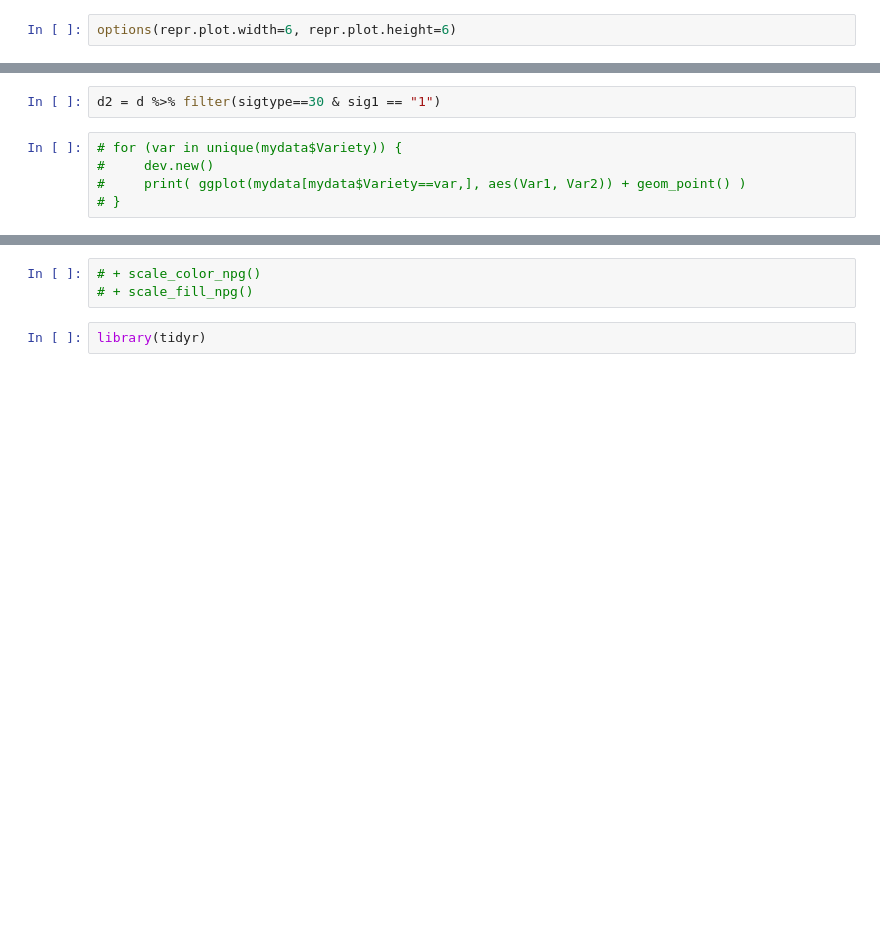
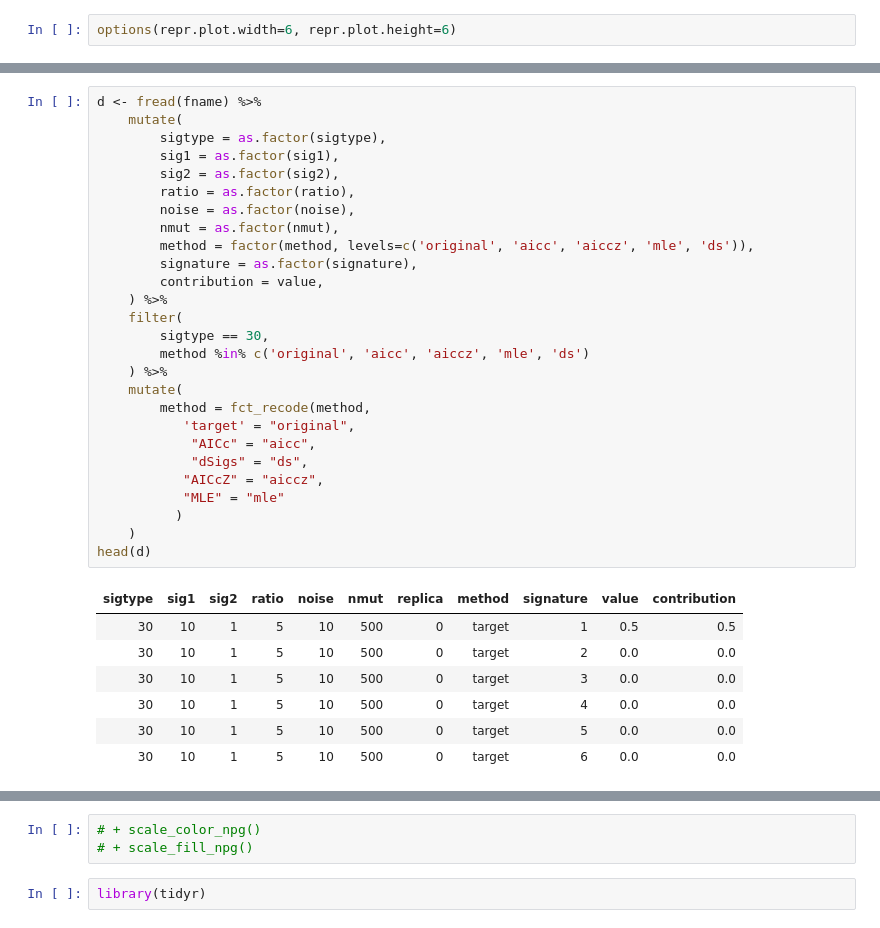
Before and after one commit to neksa/mutagene, a Jupyter notebook: notebooks/Benchmark pairs.ipynb, the cells around one changed output, grey strips where cells are left out. Cells and saved outputs as stored; diff of their text form; blank space fills up the shorter version.

```diff
--- a/notebooks/Benchmark pairs.ipynb
+++ b/notebooks/Benchmark pairs.ipynb
@@ -23,8 +14,36 @@ Read 8960000 rows and 10 (of 10) columns from 0.279 GB file in 00:00:05
-# %%
-d2 = d %>% filter(sigtype==30 & sig1 == "1")
-# %%
-# for (var in unique(mydata$Variety)) {
-#     dev.new()
-#     print( ggplot(mydata[mydata$Variety==var,], aes(Var1, Var2)) + geom_point() )
-# }
+# %%
+d <- fread(fname) %>%
+    mutate(
+        sigtype = as.factor(sigtype),
+        sig1 = as.factor(sig1),
+        sig2 = as.factor(sig2),
+        ratio = as.factor(ratio),
+        noise = as.factor(noise),
+        nmut = as.factor(nmut),
+        method = factor(method, levels=c('original', 'aicc', 'aiccz', 'mle', 'ds')),
+        signature = as.factor(signature),
+        contribution = value,
+    ) %>%
+    filter(
+        sigtype == 30,
+        method %in% c('original', 'aicc', 'aiccz', 'mle', 'ds')
+    ) %>%
+    mutate(
+        method = fct_recode(method,
+           'target' = "original",
+            "AICc" = "aicc",
+            "dSigs" = "ds",
+           "AICcZ" = "aiccz",
+           "MLE" = "mle"
+          )
+    )
+head(d)
+# %% [output]
+| sigtype | sig1 | sig2 | ratio | noise | nmut | replica | method | signature | value | contribution |
+| 30 | 10 | 1 | 5 | 10 | 500 | 0 | target | 1 | 0.5 | 0.5 |
+| 30 | 10 | 1 | 5 | 10 | 500 | 0 | target | 2 | 0.0 | 0.0 |
+| 30 | 10 | 1 | 5 | 10 | 500 | 0 | target | 3 | 0.0 | 0.0 |
+| 30 | 10 | 1 | 5 | 10 | 500 | 0 | target | 4 | 0.0 | 0.0 |
+| 30 | 10 | 1 | 5 | 10 | 500 | 0 | target | 5 | 0.0 | 0.0 |
+| 30 | 10 | 1 | 5 | 10 | 500 | 0 | target | 6 | 0.0 | 0.0 |
 # %%
```
Also changed, not shown: parts of 15 cells of this notebook, 8 other files.
